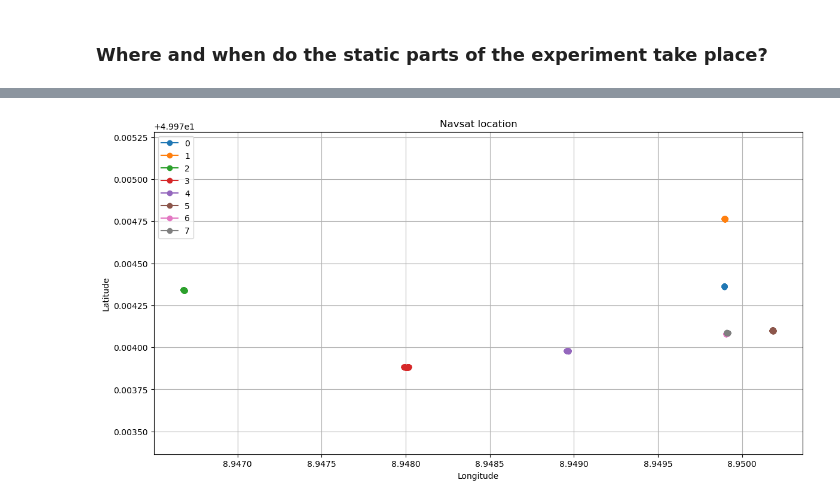
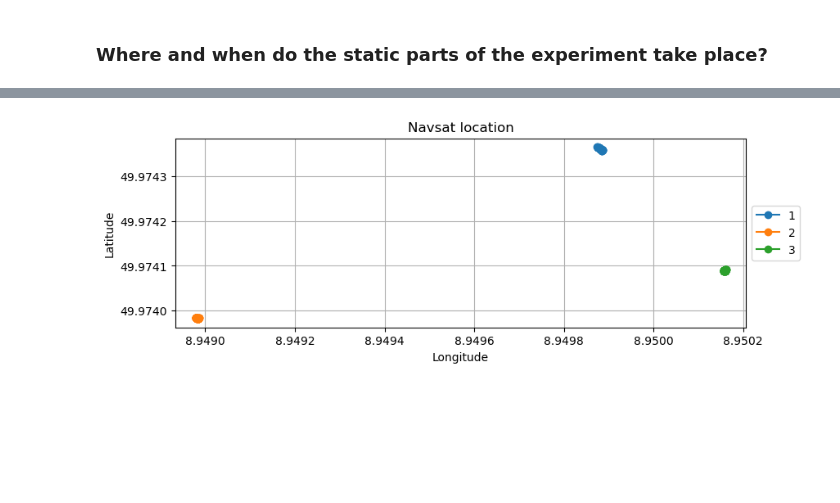
Before and after one commit to jcduenast/ma_data_processing, a Jupyter notebook: general_processing.ipynb, the cells around one changed output, grey strips where cells are left out. Cells and saved outputs as stored; diff of their text form; code cells hidden in the pictures; blank space fills up the shorter version.

```diff
--- a/general_processing.ipynb
+++ b/general_processing.ipynb
@@ -11,7 +11,8 @@ from aux.srr308_read import *
 
 import datetime
 
-folder_path = 'data/50m_1'
+name = '6m_1'
+folder_path = 'data/' + name
 db3_reader = get_db3_reader(folder_path, 'ROSBAG*')
 db3_px4_reader = get_db3_reader(folder_path, 'sensor_bag*')
 
@@ -127,42 +154,59 @@ Length segment 7 in seconds: 9.806840896606445
 # %%
-def plot_navsat_segments(navsat_df, segments_list, show=True):
-    plt.figure(figsize=(14, 7))
-    for i in range(len(segments_list)):
-        plt.plot(navsat_df['longitude'][segments_list[i][0]:segments_list[i][1]],
-                 navsat_df['latitude'][segments_list[i][0]:segments_list[i][1]],
-                 marker='o', linestyle='-', label=str(i))
-    plt.title("Navsat location")
-    plt.xlabel("Longitude")
-    plt.ylabel("Latitude")
-    plt.legend(loc="upper left")
-    plt.grid(True)
-    plt.axis('equal')
+import matplotlib.ticker as ticker
 
-    flight_seconds = [navsat_df['timestamp_sample'][i]-first_timestamp for i in range(navsat_df.shape[0])]
-
-    plt.figure(figsize=(14, 3))
-    for segment in segments_list:
-        # plt.plot(navsat_df['timestamp_sample'][segment[0]:segment[1]], navsat_df['altitude'][segment[0]:segment[1]], marker='o', linestyle='-')
-        plt.plot(flight_seconds[segment[0]:segment[1]], navsat_df['altitude'][segment[0]:segment[1]], marker='o', linestyle='-')
-    plt.title("Navsat")
-    plt.xlabel("Flight time [s]")
-    plt.ylabel("Altitude [m]")
-
-    if show:
-        plt.show()
-
-def plot_speed_segments(speed_list, vel_df, segments_list, show=True):
-    flight_seconds = [vel_df['timestamp_sample'][i]-first_timestamp for i in range(vel_df.shape[0])]
-    plt.figure(figsize=(14, 3))
-    for segment in segments_list:
-        plt.plot(flight_seconds[segment[0]:segment[1]], speed_list[segment[0]:segment[1]], linestyle='-')
-    plt.title("Linear velocity")
-    plt.xlabel("time [s]")
-    plt.ylabel("velocity [m/s]")
-    if show:
-        plt.show()
+# import contextily as ctx
 
 navsat_short = navsat_df[navsat_segments[0][0]:navsat_segments[0][1]]
-plot_navsat_segments(navsat_df, navsat_segments)
-plot_speed_segments(speed_list=speed, vel_df=vel_df, segments_list=speed_segments)
+
+
+if (name == '80m_2'):
+    first = 3
+    navsat_segments = navsat_segments[first:first+6]
+    speed_segments = speed_segments[first:first+6]
+    radar_segments = radar_segments[first:first+6]
+    lidar_segments = lidar_segments[first:first+6]
+    baro_segments = baro_segments[first:first+6]
+else:
+    navsat_segments = navsat_segments[:6]
+    speed_segments = speed_segments[:6]
+    radar_segments = radar_segments[:6]
+    lidar_segments = lidar_segments[:6]
+    baro_segments = baro_segments[:6]
+
+plt.figure(figsize=(9, 3))
+for i in range(len(navsat_segments)):
+    plt.plot(navsat_df['longitude'][navsat_segments[i][0]:navsat_segments[i][1]],
+                navsat_df['latitude'][navsat_segments[i][0]:navsat_segments[i][1]],
+                marker='o', linestyle='-', label=str(i+1))
+# plt.gca().yaxis.set_major_formatter(ticker.FormatStrFormatter('%.4f'))  # For fixed decimals
+# plt.ticklabel_format(useOffset=False)  # Disables offset
+plt.gca().xaxis.get_major_formatter().set_useOffset(False)
+plt.gca().yaxis.get_major_formatter().set_useOffset(False)
+plt.title("Navsat location")
+plt.xlabel("Longitude")
+plt.ylabel("Latitude")
+# plt.legend(loc="upper left")
+plt.legend(loc='center left', bbox_to_anchor=(1, 0.5))  # Outside right
+plt.grid(True)
+plt.axis('equal')
+plt.savefig('figures/'+name+'_navsat_isolated_location.eps', format='eps', bbox_inches='tight')
+
+flight_seconds = [navsat_df['timestamp_sample'][i]-first_timestamp for i in range(navsat_df.shape[0])]
+plt.figure(figsize=(9, 3))
+for segment in navsat_segments:
+    # plt.plot(navsat_df['timestamp_sample'][segment[0]:segment[1]], navsat_df['altitude'][segment[0]:segment[1]], marker='o', linestyle='-')
+    plt.plot(flight_seconds[segment[0]:segment[1]], navsat_df['altitude'][segment[0]:segment[1]], linestyle='-')
+plt.title("Navsat")
+plt.xlabel("Flight time [s]")
+plt.ylabel("Altitude [m]")
+plt.savefig('figures/'+name+'_navsat_altitude_segmented.eps', format='eps', bbox_inches='tight')
+
+flight_seconds = [vel_df['timestamp_sample'][i]-first_timestamp for i in range(vel_df.shape[0])]
+plt.figure(figsize=(9, 3))
+for segment in speed_segments:
+    plt.plot(flight_seconds[segment[0]:segment[1]], speed[segment[0]:segment[1]], linestyle='-')
+plt.title("Linear velocity")
+plt.xlabel("time [s]")
+plt.ylabel("velocity [m/s]")
+plt.savefig('figures/'+name+'_linear_velocity_segmented.eps', format='eps', bbox_inches='tight')
 # %% [output]
@@ -169 +214 @@ plot_speed_segments(speed_list=speed, vel_df=vel_df, segments_list=speed_segment
-[figure, old version]
+[figure, new version]
```
Also changed, not shown: parts of 17 cells of this notebook, 53 other files.
